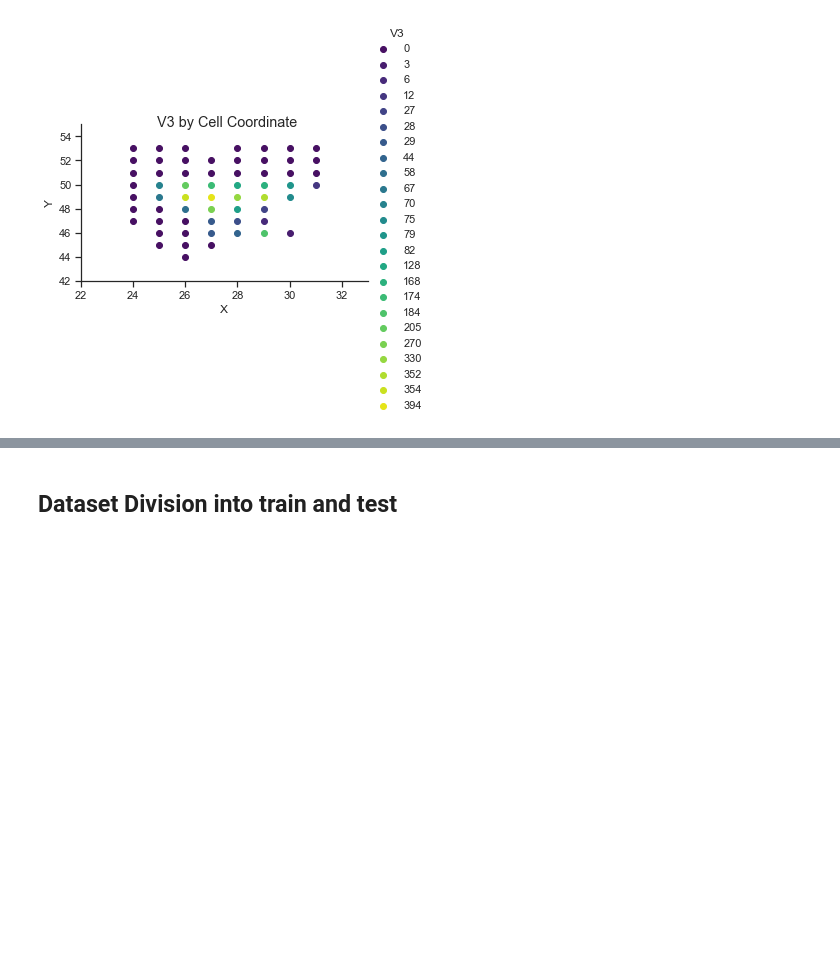
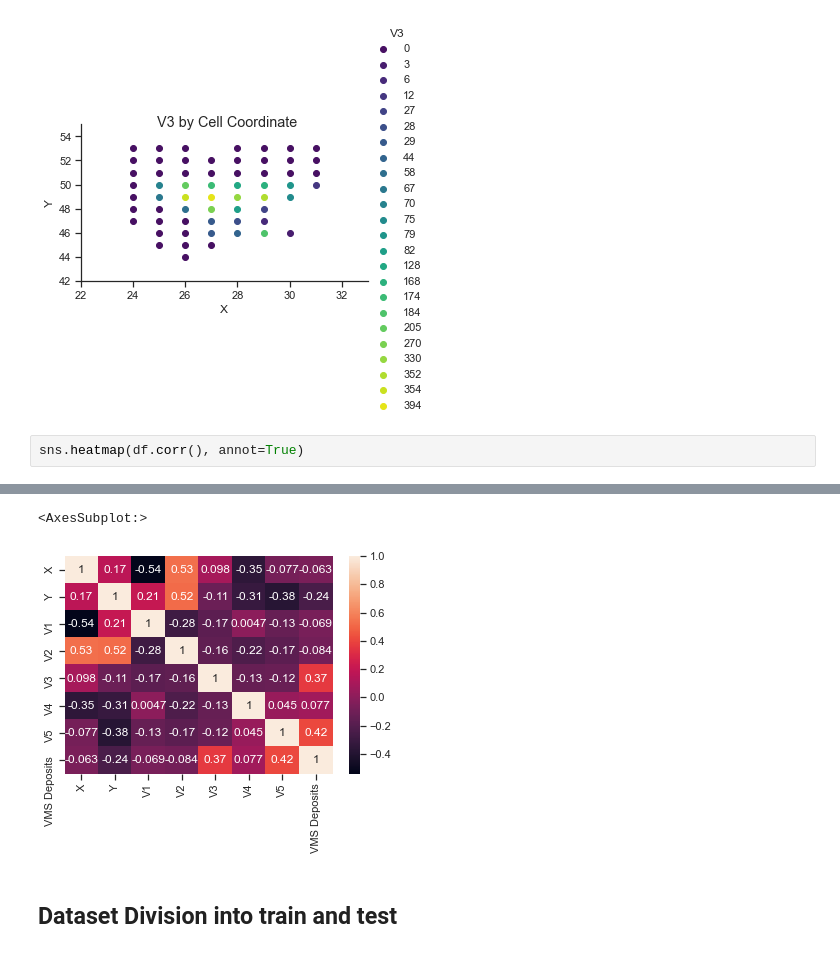
Before and after one commit to ieferreira/geological-menagerie, a Jupyter notebook: RegressionDeposit/regressionDeposit.ipynb, the cells around one changed output, grey strips where cells are left out. Cells and saved outputs as stored; diff of their text form; blank space fills up the shorter version.

```diff
--- a/RegressionDeposit/regressionDeposit.ipynb
+++ b/RegressionDeposit/regressionDeposit.ipynb
@@ -93,3 +91,6 @@ plot_grid()
 plot_grid(hue="V3")
 # %% [output]
 [figure]
+# %%
+sns.heatmap(df.corr(), annot=True)
+# %% [output]
@@ -96,3 +98,5 @@ plot_grid(hue="V3")
+<AxesSubplot:>
+[figure, added]
 # %% [markdown]
 ## Dataset Division into train and test
 # %%
```
Also changed, not shown: parts of 18 cells of this notebook, 2 other files.
